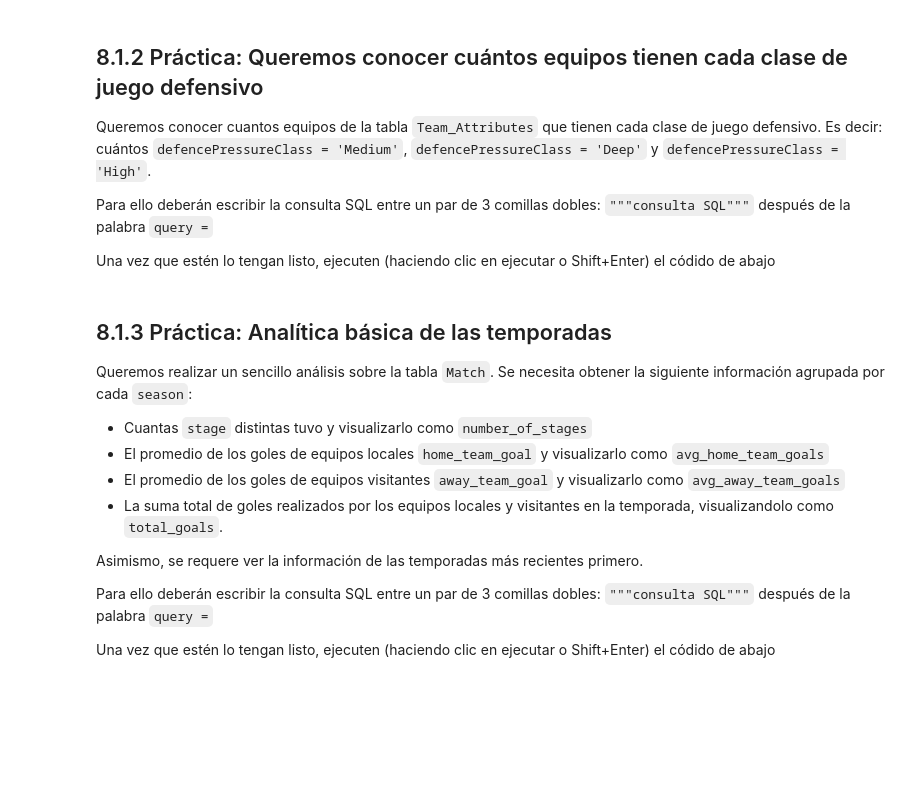
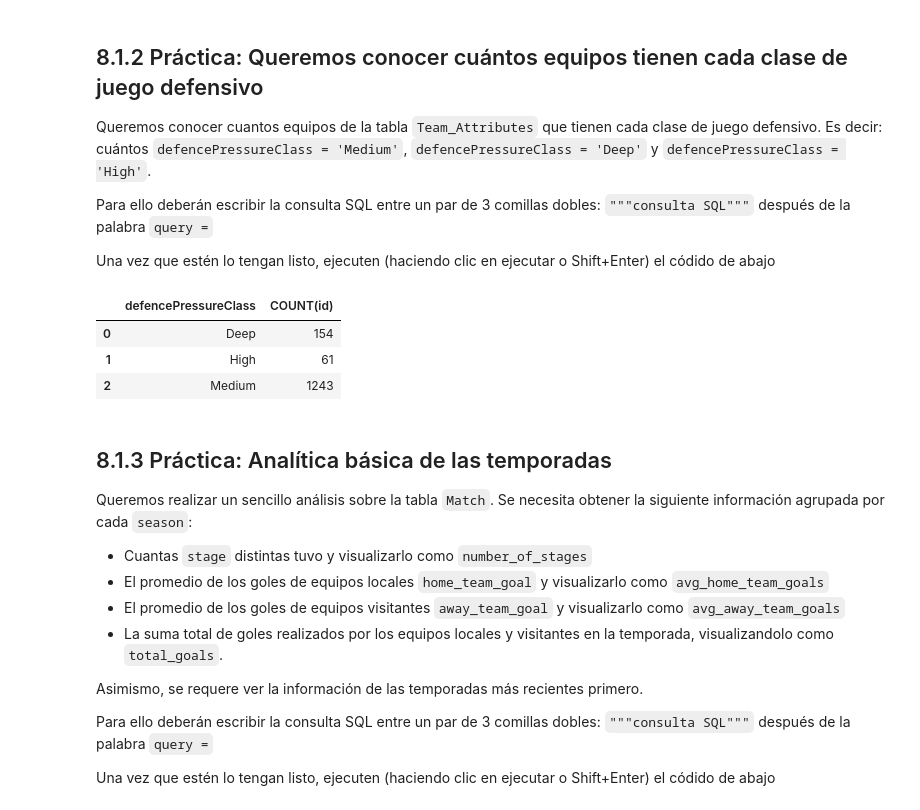
Before and after one commit to jarapha/TalentoTech, a Jupyter notebook: Data_Analysis_SQL.ipynb, the cells around one changed output. Drawn from its saved outputs; the diff is of its cells as text; code cells hidden in the pictures; blank space fills up the shorter version.

```diff
--- a/Data_Analysis_SQL.ipynb
+++ b/Data_Analysis_SQL.ipynb
@@ -1111,11 +1134,16 @@ Una vez que estén lo tengan listo, ejecuten (haciendo clic en ejecutar o Shift+
 # %%
 #Ingrese la la consulta SQL entre un par de 3 comillas dobles: """consulta SQL""" después de la palabra query =
 
-query =
+query = """SELECT defencePressureClass, COUNT(id) FROM Team_Attributes GROUP BY defencePressureClass;"""
 
 #No modificar lo siguiente:
 teams_defence = pd.read_sql(query, conn)
 teams_defence
+# %% [output]
+|  | defencePressureClass | COUNT(id) |
+| 0 | Deep | 154 |
+| 1 | High | 61 |
+| 2 | Medium | 1243 |
 # %% [markdown]
 ## 8.1.3 Práctica: Analítica básica de las temporadas
 
```
Also changed, not shown: parts of 3 cells of this notebook.
